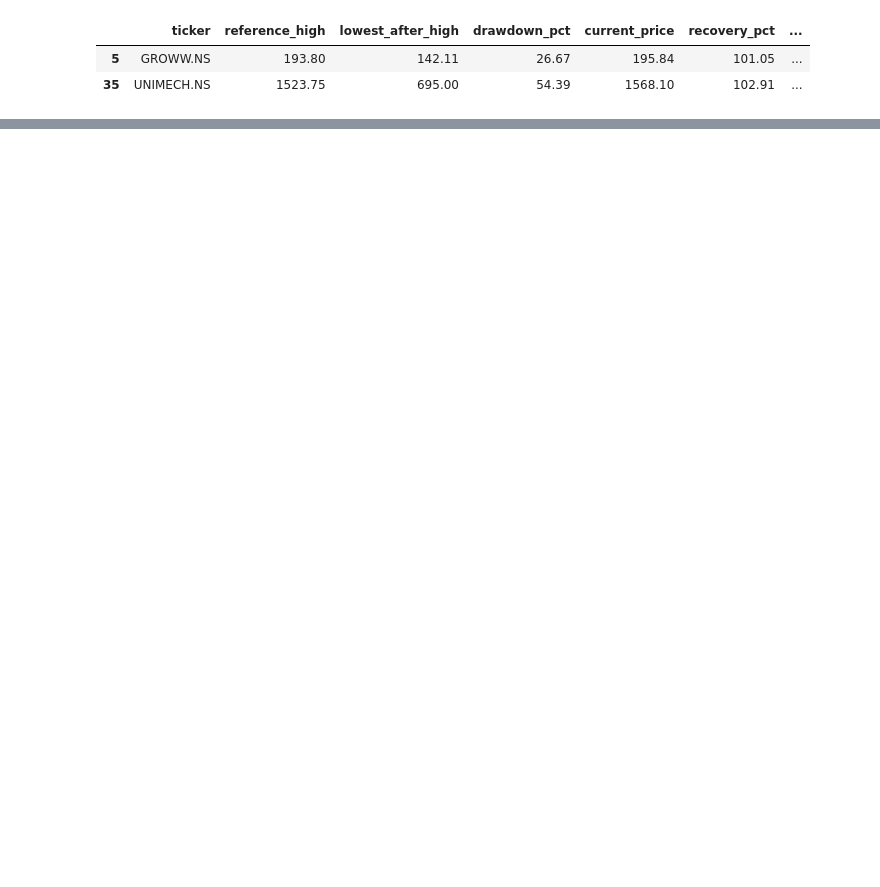
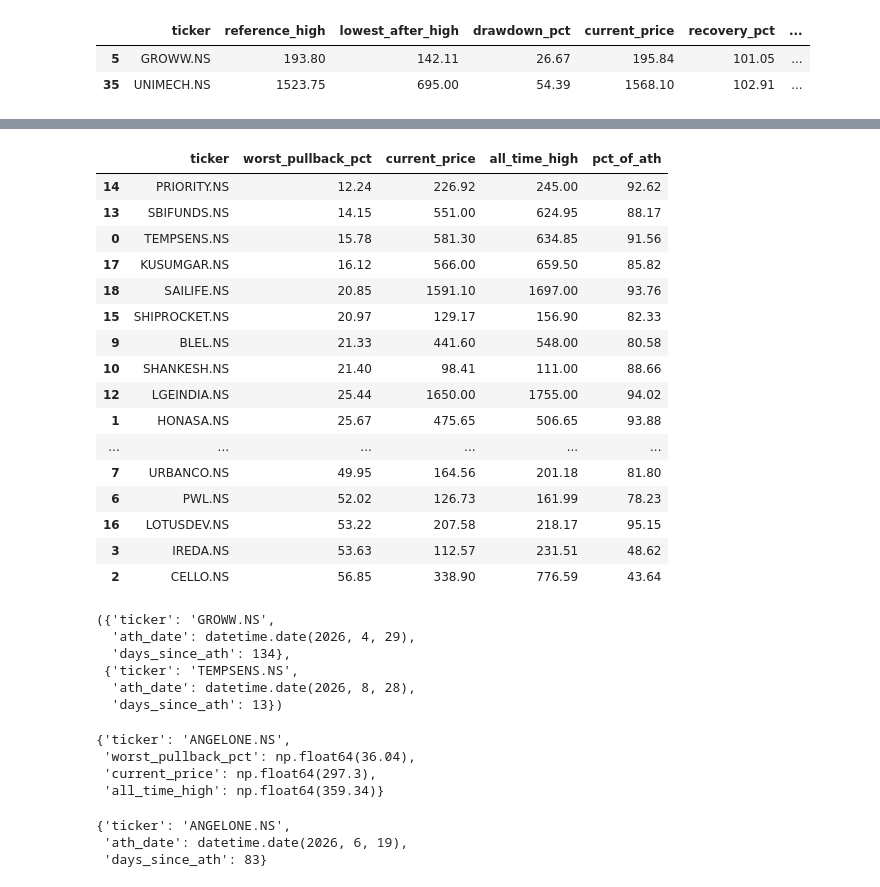
Before and after one commit to kartik-86/Equity-Signal, a Jupyter notebook: notebooks/01_explore_data.ipynb, the cells around one changed output, grey strips where cells are left out. Saved outputs shown, nothing was run; the diff lists cells and outputs as text; code cells hidden in the pictures; blank space fills up the shorter version.

```diff
--- a/notebooks/01_explore_data.ipynb
+++ b/notebooks/01_explore_data.ipynb
@@ -433,3 +433,20 @@ backtest_hightouch_df
 |  | ticker | signal_date | signal_price | exit_date | exit_price | return_pct | error |
 | 0 | GROWW.NS | 2026-04-10 | 193.7 | 2026-07-06 | 200.17 | 3.34 | NaN |
 | 1 | UNIMECH.NS | 2026-08-14 00:00:00 | 1522.6 | NaN | NaN | NaN | Not enough days after signal to c... |
+# %%
+def max_pullback(ticker, start="2025-01-01", end="2026-09-11"):
+    data = yf.download(ticker, start=start, end=end, progress=False)
+    if data.empty:
+        return {"ticker": ticker, "error": "No data found"}
+    data.columns = data.columns.get_level_values(0)
+
+    running_peak = data["High"].cummax()
+    daily_pullback = (running_peak - data["Low"]) / running_peak * 100
+    worst_pullback = daily_pullback.max()
+
+    return {
+        "ticker": ticker,
+        "worst_pullback_pct": round(worst_pullback, 2),
+        "current_price": round(data["Close"].iloc[-1], 2),
+        "all_time_high": round(data["High"].max(), 2),
+    }
@@ -435,0 +467,4 @@ backtest_hightouch_df
+# %%
+pullback_results = [max_pullback(t) for t in tickers]
+pullback_df = pd.DataFrame(pullback_results)
+pullback_df.sort_values("worst_pullback_pct")
@@ -435,0 +489,21 @@ backtest_hightouch_df
+# %%
+pullback_df["pct_of_ath"] = round(pullback_df["current_price"] / pullback_df["all_time_high"] * 100, 2)
+pullback_df.sort_values("worst_pullback_pct")
+# %% [output]
+|  | ticker | worst_pullback_pct | current_price | all_time_high | pct_of_ath |
+| 14 | PRIORITY.NS | 12.24 | 226.92 | 245.00 | 92.62 |
+| 13 | SBIFUNDS.NS | 14.15 | 551.00 | 624.95 | 88.17 |
+| 0 | TEMPSENS.NS | 15.78 | 581.30 | 634.85 | 91.56 |
+| 17 | KUSUMGAR.NS | 16.12 | 566.00 | 659.50 | 85.82 |
+| 18 | SAILIFE.NS | 20.85 | 1591.10 | 1697.00 | 93.76 |
+| 15 | SHIPROCKET.NS | 20.97 | 129.17 | 156.90 | 82.33 |
+| 9 | BLEL.NS | 21.33 | 441.60 | 548.00 | 80.58 |
+| 10 | SHANKESH.NS | 21.40 | 98.41 | 111.00 | 88.66 |
+| 12 | LGEINDIA.NS | 25.44 | 1650.00 | 1755.00 | 94.02 |
+| 1 | HONASA.NS | 25.67 | 475.65 | 506.65 | 93.88 |
+| ... | ... | ... | ... | ... | ... |
+| 7 | URBANCO.NS | 49.95 | 164.56 | 201.18 | 81.80 |
+| 6 | PWL.NS | 52.02 | 126.73 | 161.99 | 78.23 |
+| 16 | LOTUSDEV.NS | 53.22 | 207.58 | 218.17 | 95.15 |
+| 3 | IREDA.NS | 53.63 | 112.57 | 231.51 | 48.62 |
+| 2 | CELLO.NS | 56.85 | 338.90 | 776.59 | 43.64 |
@@ -435,0 +522,22 @@ backtest_hightouch_df
+# %%
+days_since_ath("GROWW.NS"), days_since_ath("TEMPSENS.NS")
+# %% [output]
+({'ticker': 'GROWW.NS',
+  'ath_date': datetime.date(2026, 4, 29),
+  'days_since_ath': 134},
+ {'ticker': 'TEMPSENS.NS',
+  'ath_date': datetime.date(2026, 8, 28),
+  'days_since_ath': 13})
+# %%
+max_pullback("ANGELONE.NS")
+# %% [output]
+{'ticker': 'ANGELONE.NS',
+ 'worst_pullback_pct': np.float64(36.04),
+ 'current_price': np.float64(297.3),
+ 'all_time_high': np.float64(359.34)}
+# %%
+days_since_ath("ANGELONE.NS")
+# %% [output]
+{'ticker': 'ANGELONE.NS',
+ 'ath_date': datetime.date(2026, 6, 19),
+ 'days_since_ath': 83}
```
Also changed, not shown: parts of 7 cells of this notebook, 1 other file.
